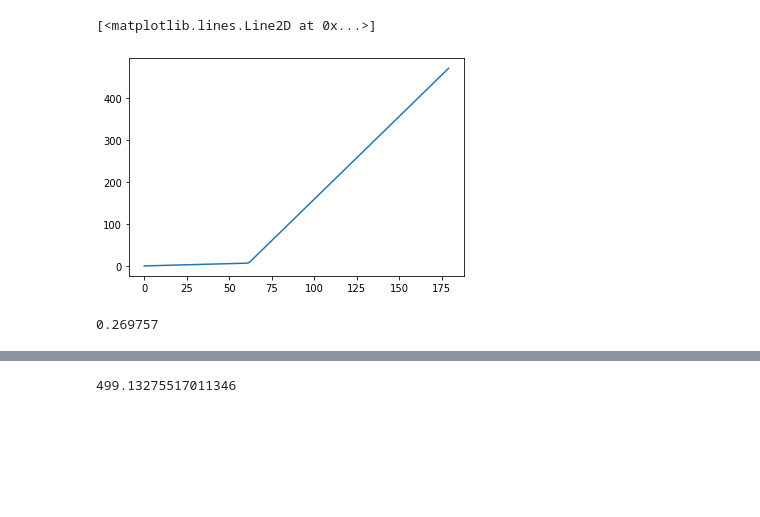
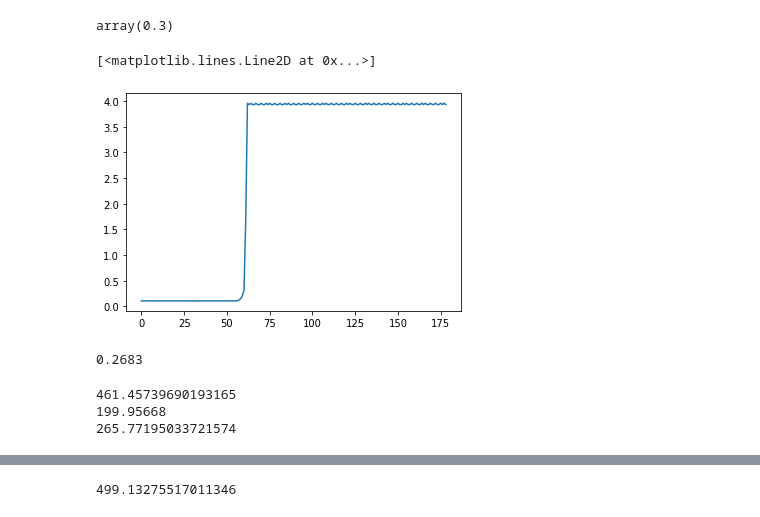
Before and after one commit to peijin94/SunRay, a Jupyter notebook: ray_statistical.ipynb, the cells around one changed output, grey strips where cells are left out. Cells and saved outputs as stored; diff of their text form; code cells hidden in the pictures; blank space fills up the shorter version.

```diff
--- a/ray_statistical.ipynb
+++ b/ray_statistical.ipynb
@@ -4,7 +4,7 @@ import matplotlib.pyplot as plt
 from sunRay.parameters import c,c_r,R_S  # physics parameters
 from scipy import integrate
 # %%
-data  = np.load('sunray_big_float32_20deg.npz')
+data  = np.load('sunray_float32_20deg_small.npz')
 # %%
 absorb_r = (np.count_nonzero((np.isnan(data.f.r_vec_collect_local[-1,1,:]))))/data.f.photon_N
 # %%
@@ -25,19 +25,27 @@ t_collect=data.f.t_collect
 tau=data.f.tau
 r_vec_collect_local=data.f.r_vec_collect_local
 k_vec_collect_local=data.f.k_vec_collect_local
+# %%
+anis
+# %% [output]
+array(0.3)
 # %%
-plt.plot(t_collect)
+plt.plot(np.diff(t_collect))
 # %% [output]
 [<matplotlib.lines.Line2D at 0x...>]
-[figure, old version]
+[figure, new version]
 # %%
 absorb_r
 # %% [output]
-0.269757
+0.2683
 # %%
-from sunRay.statisticalRays import collectXYt1AU
+from sunRay.statisticalRays import collectXYt1AUb
 
-(x_im_stat,y_im_stat,t_reach_stat,weights_stat) = collectXYt1AU(photon_N,r_vec_collect_local,k_vec_collect_local,t_collect,tau,omega0)
+(x_im_stat,y_im_stat,t_reach_stat,weights_stat) = collectXYt1AUb(photon_N,r_vec_collect_local,k_vec_collect_local,t_collect,tau,omega0)
+# %% [output]
+461.45739690193165
+199.95668
+265.77195033721574
 # %%
 %load_ext autoreload
 %autoreload 2
```
Also changed, not shown: parts of 3 cells of this notebook, 2 other files.
